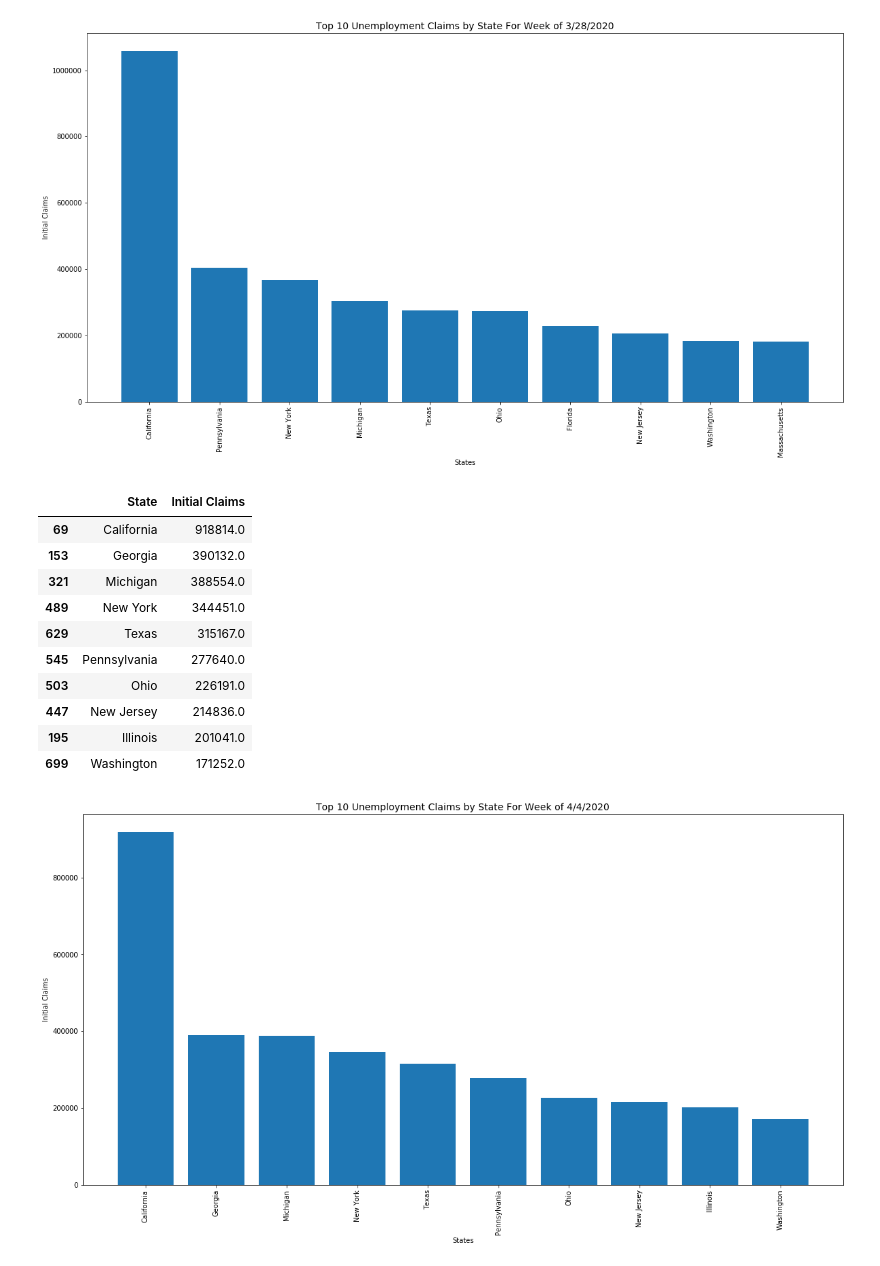
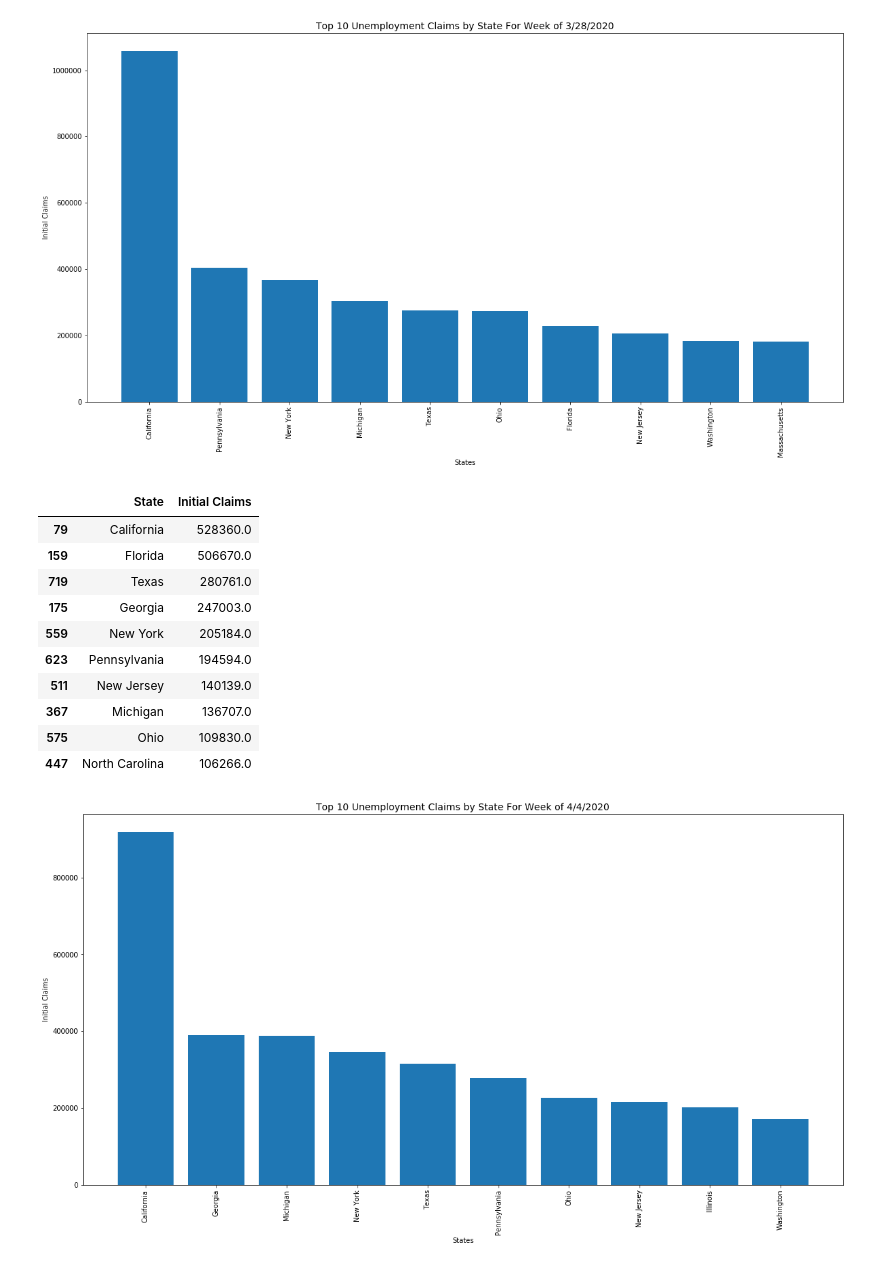
Before and after one commit to lowsaelee/US-Unemployment-Claims-2020, a Jupyter notebook: State_Unemployment_Claims.ipynb, the cells around one changed output. Drawn from its saved outputs; the diff is of its cells as text; code cells hidden in the pictures.

```diff
--- a/State_Unemployment_Claims.ipynb
+++ b/State_Unemployment_Claims.ipynb
@@ -3,7 +3,7 @@ import pandas as pd
 import numpy as np
 import matplotlib.pyplot as plt
 # %%
-df = pd.read_csv("weeklyUnemploymentClaims-allStates-2020.csv")
+df = pd.read_csv("unemploymentClaims/weeklyUnemploymentClaims-allStates-2020.csv")
 # %%
 df.head(15)
 # %% [output]
@@ -120,25 +120,25 @@ plt.ylabel("Initial Claims");
 # %% [output]
 [figure]
 # %%
-dateClaimsFor="4/4/2020"
+dateClaimsFor="4/18/2020"
 
 df_week = df.drop(df[df['Filed week ended'] != dateClaimsFor].index)
 
 df_week.sort_values(by=['Initial Claims'],ascending=False,inplace=True)
 
 df_week[['State','Initial Claims']][0:10]
 # %% [output]
 |  | State | Initial Claims |
-| 69 | California | 918814.0 |
-| 153 | Georgia | 390132.0 |
-| 321 | Michigan | 388554.0 |
-| 489 | New York | 344451.0 |
-| 629 | Texas | 315167.0 |
-| 545 | Pennsylvania | 277640.0 |
-| 503 | Ohio | 226191.0 |
-| 447 | New Jersey | 214836.0 |
-| 195 | Illinois | 201041.0 |
-| 699 | Washington | 171252.0 |
+| 79 | California | 528360.0 |
+| 159 | Florida | 506670.0 |
+| 719 | Texas | 280761.0 |
+| 175 | Georgia | 247003.0 |
+| 559 | New York | 205184.0 |
+| 623 | Pennsylvania | 194594.0 |
+| 511 | New Jersey | 140139.0 |
+| 367 | Michigan | 136707.0 |
+| 575 | Ohio | 109830.0 |
+| 447 | North Carolina | 106266.0 |
 # %%
 dateClaimsFor="4/4/2020"
 
```
Also changed, not shown: parts of 9 cells of this notebook, 1 other file.
